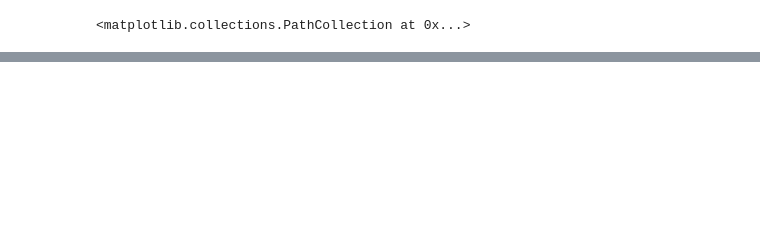
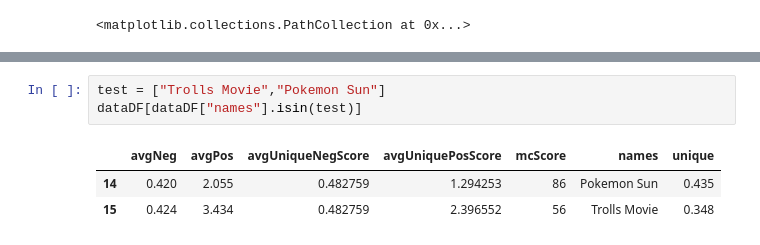
Before and after one commit to amspies/cse408, a Jupyter notebook: P3/Code/Model_Building_Notebook.ipynb, the cells around one changed output, grey strips where cells are left out. Drawn from its saved outputs; the diff is of its cells as text; blank space fills up the shorter version.

```diff
--- a/P3/Code/Model_Building_Notebook.ipynb
+++ b/P3/Code/Model_Building_Notebook.ipynb
@@ -287 +289,8 @@ docMatrixDF
 17 rows × 701 columns
+# %%
+test = ["Trolls Movie","Pokemon Sun"]
+dataDF[dataDF["names"].isin(test)]
+# %% [output]
+|  | avgNeg | avgPos | avgUniqueNegScore | avgUniquePosScore | mcScore | names | unique |
+| 14 | 0.420 | 2.055 | 0.482759 | 1.294253 | 86 | Pokemon Sun | 0.435 |
+| 15 | 0.424 | 3.434 | 0.482759 | 2.396552 | 56 | Trolls Movie | 0.348 |
```
Also changed, not shown: parts of 10 cells of this notebook, 6 other files.
